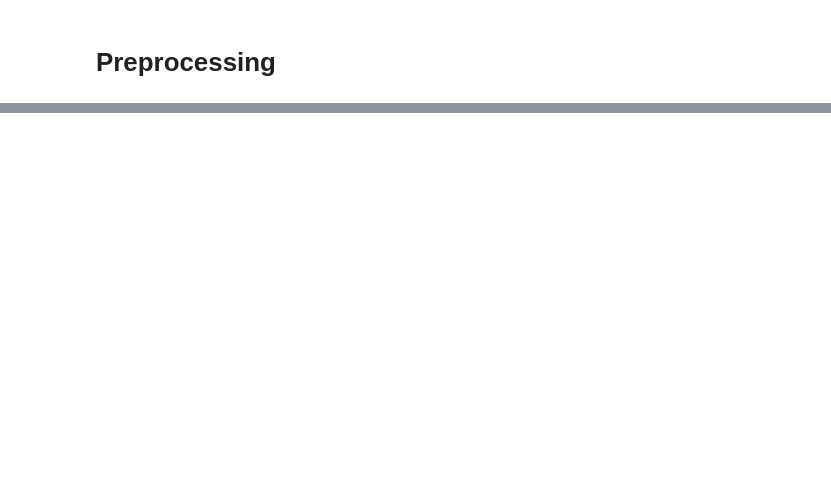
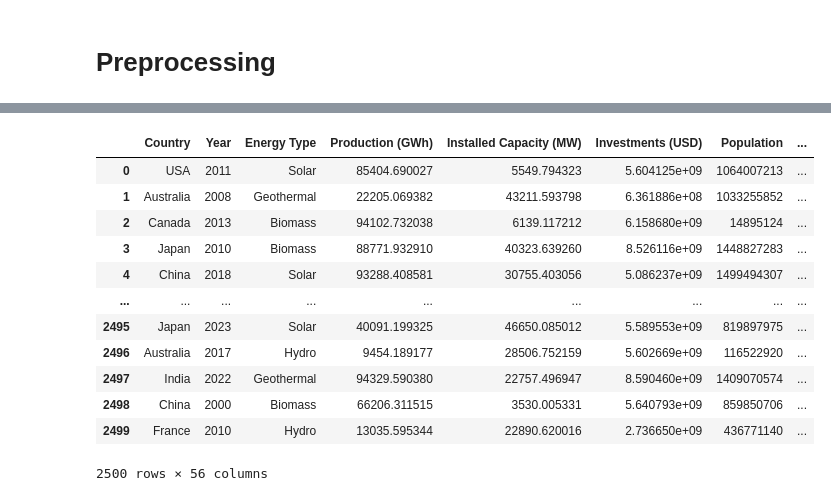
Before and after one commit to mkrunic/KULdatathon2025, a Jupyter notebook: test.ipynb, the cells around one changed output, grey strips where cells are left out. Saved outputs shown, nothing was run; the diff lists cells and outputs as text; code cells hidden in the pictures; blank space fills up the shorter version.

```diff
--- a/test.ipynb
+++ b/test.ipynb
@@ -320,0 +209,16 @@ ERROR: No matching distribution found for pdf_reader
+# %%
+renewables
+# %% [output]
+|  | Country | Year | Energy Type | Production (GWh) | Installed Capacity (MW) | Investments (USD) | Population | ... |
+| 0 | USA | 2011 | Solar | 85404.690027 | 5549.794323 | 5.604125e+09 | 1064007213 | ... |
+| 1 | Australia | 2008 | Geothermal | 22205.069382 | 43211.593798 | 6.361886e+08 | 1033255852 | ... |
+| 2 | Canada | 2013 | Biomass | 94102.732038 | 6139.117212 | 6.158680e+09 | 14895124 | ... |
+| 3 | Japan | 2010 | Biomass | 88771.932910 | 40323.639260 | 8.526116e+09 | 1448827283 | ... |
+| 4 | China | 2018 | Solar | 93288.408581 | 30755.403056 | 5.086237e+09 | 1499494307 | ... |
+| ... | ... | ... | ... | ... | ... | ... | ... | ... |
+| 2495 | Japan | 2023 | Solar | 40091.199325 | 46650.085012 | 5.589553e+09 | 819897975 | ... |
+| 2496 | Australia | 2017 | Hydro | 9454.189177 | 28506.752159 | 5.602669e+09 | 116522920 | ... |
+| 2497 | India | 2022 | Geothermal | 94329.590380 | 22757.496947 | 8.590460e+09 | 1409070574 | ... |
+| 2498 | China | 2000 | Biomass | 66206.311515 | 3530.005331 | 5.640793e+09 | 859850706 | ... |
+| 2499 | France | 2010 | Hydro | 13035.595344 | 22890.620016 | 2.736650e+09 | 436771140 | ... |
+2500 rows × 56 columns
```
Also changed, not shown: parts of 37 cells of this notebook, 4 other files.
